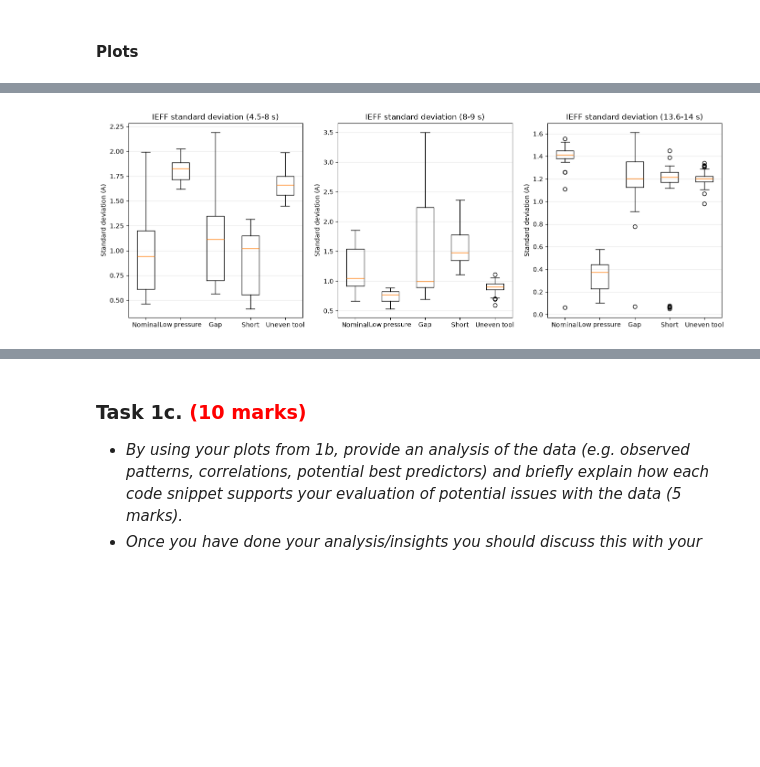
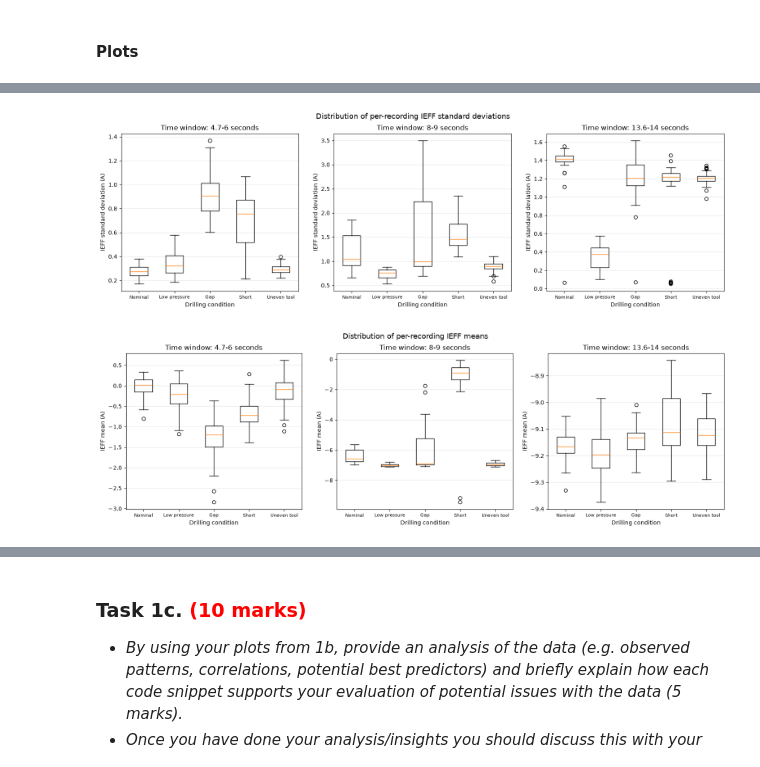
Before and after one commit to Eillcon/Machine-learning-case-study, a Jupyter notebook: 202627_MMME4125_cw_egyco3.ipynb, the cells around one changed output, grey strips where cells are left out. Saved outputs shown, nothing was run; the diff lists cells and outputs as text; code cells hidden in the pictures; blank space fills up the shorter version.

```diff
--- a/202627_MMME4125_cw_egyco3.ipynb
+++ b/202627_MMME4125_cw_egyco3.ipynb
@@ -211,14 +231,5 @@ def get_condition(file):
 # %%
-csv_files = sorted(Path("subset").rglob("*.csv"))
-
-condition_counts = {}
-
-for file in csv_files:
-    condition = get_condition(file)
-    if condition is not None:
-        condition_counts[condition] = condition_counts.get(condition, 0) + 1
-
-print("Number of files in each condition:")
+print("\nNumber of files in each condition:")
 for condition, count in condition_counts.items():
     print(f"  {condition}: {count}")
 # %% [output]
@@ -334,30 +379,34 @@ features = pd.DataFrame(feature_rows)
 # %%
-fig, axes = plt.subplots(1, 3, figsize=(14, 5))
+for stat, ylabel, title in [
+    ("std", "IEFF standard deviation (A)", "Distribution of per-recording IEFF standard deviations"),
+    ("mean", "IEFF mean (A)", "Distribution of per-recording IEFF means")
+]:
 
-windows = {
-    "4.5-8 s": "IEFF_std_4.5_8",
-    "8-9 s": "IEFF_std_8_9",
-    "13.6-14 s": "IEFF_std_13.6_14"
-}
+    fig, axes = plt.subplots(1, len(time_windows), figsize=(19, 5))
 
-for ax, (label, column) in zip(axes, windows.items()):
+    for ax, (label, (start, end)) in zip(axes, time_windows.items()):
 
-    data = [
-        features.loc[
-            features["condition"] == condition, column
-        ].dropna()
-        for condition in conditions
-    ]
+        column = f"IEFF_{stat}_{label}"
 
-    ax.boxplot(data)
-    ax.set_xticks(range(1, len(conditions) + 1))
-    ax.set_xticklabels(conditions.keys())
+        data = [
+            features.loc[
+                features["condition"] == condition, column
+            ].dropna().to_numpy()
+            for condition in conditions
+        ]
 
-    ax.set_title(f"IEFF standard deviation ({label})")
-    ax.set_ylabel("Standard deviation (A)")
-    ax.grid(axis="y", alpha=0.3)
+        ax.boxplot(data)
 
-plt.tight_layout()
-plt.show()
+        ax.set_xticks(range(1, len(conditions) + 1))
+        ax.set_xticklabels(conditions, fontsize=8)
+
+        ax.set_title(f"Time window: {start}-{end} seconds")
+        ax.set_xlabel("Drilling condition")
+        ax.set_ylabel(ylabel)
+        ax.grid(axis="y", alpha=0.3)
+
+    fig.suptitle(title, fontsize=13)
+    plt.show()
 # %% [output]
-[figure, old version]
+[figure, new version]
+[figure, added]
```
Also changed, not shown: parts of 15 cells of this notebook.
